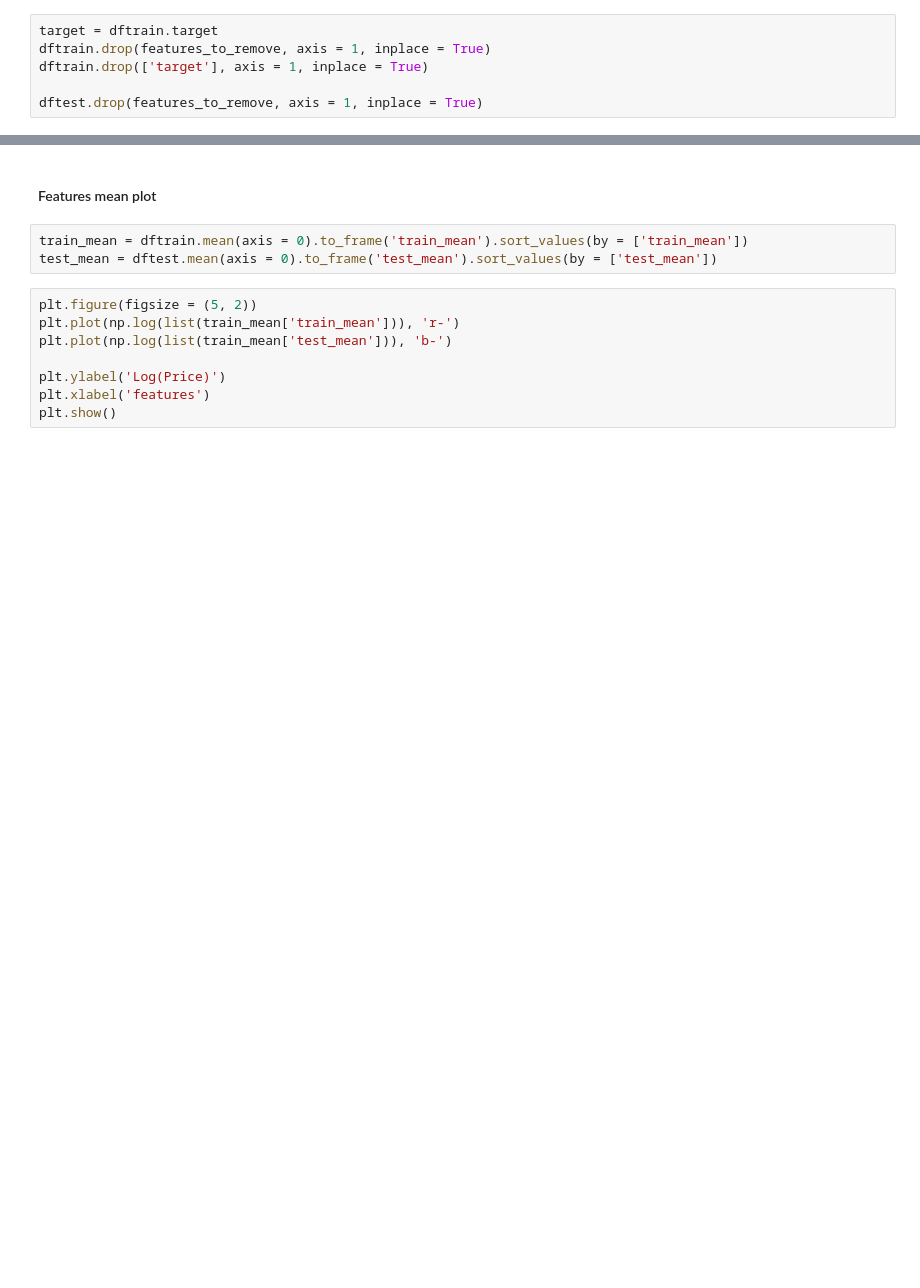
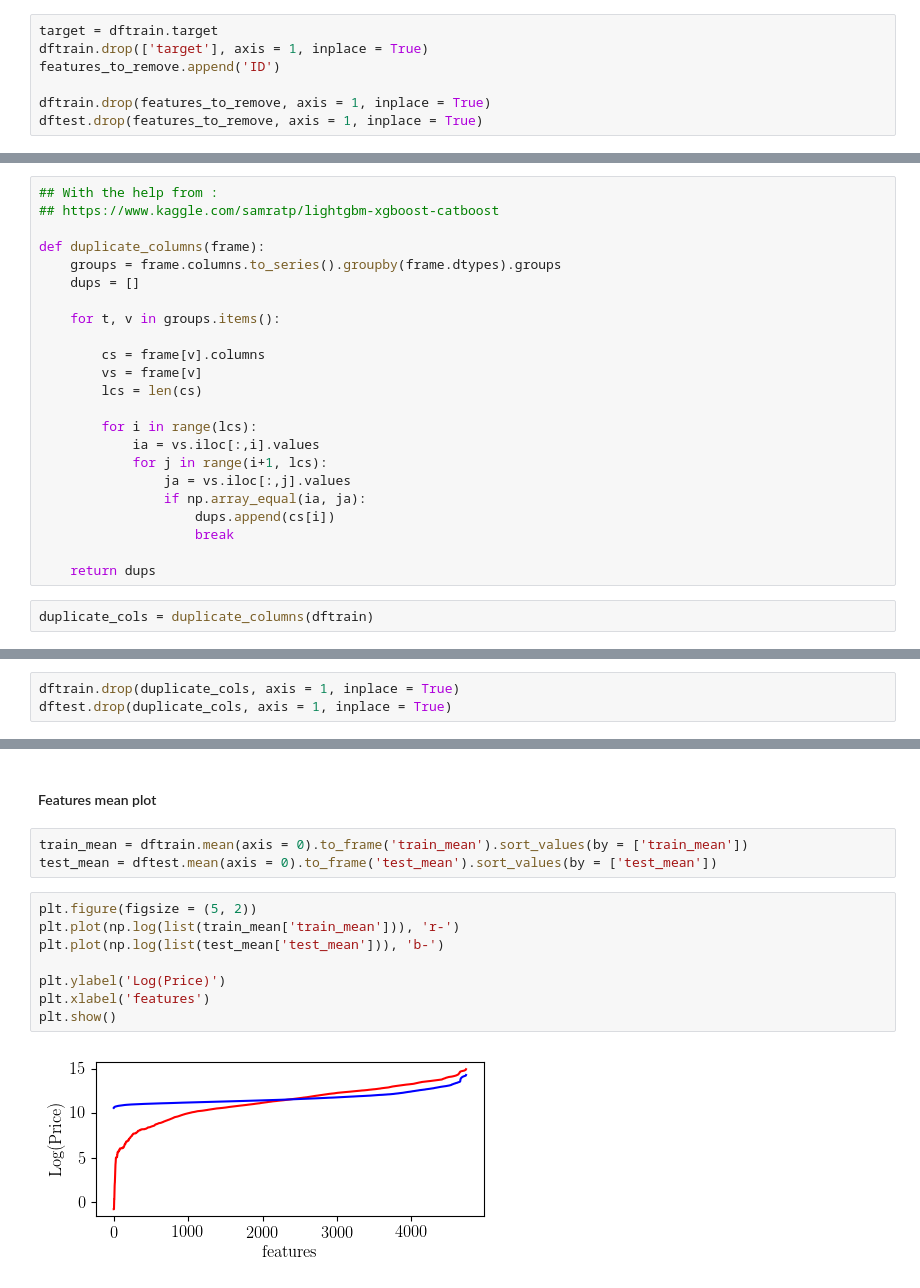
Before and after one commit to msahamed/santadar_price_prediction, a Jupyter notebook: src/price_prediction.ipynb, the cells around one changed output, grey strips where cells are left out. Drawn from its saved outputs; the diff is of its cells as text; blank space fills up the shorter version.

```diff
--- a/src/price_prediction.ipynb
+++ b/src/price_prediction.ipynb
@@ -131,6 +134,7 @@ features_to_remove = find_constant_features(df)
 # %%
 target = dftrain.target
+dftrain.drop(['target'], axis = 1, inplace = True)
+features_to_remove.append('ID')
+
 dftrain.drop(features_to_remove, axis = 1, inplace = True)
-dftrain.drop(['target'], axis = 1, inplace = True)
-
 dftest.drop(features_to_remove, axis = 1, inplace = True)
@@ -136,0 +149,25 @@ dftest.drop(features_to_remove, axis = 1, inplace = True)
+# %%
+## With the help from :
+## https://www.kaggle.com/samratp/lightgbm-xgboost-catboost
+
+def duplicate_columns(frame):
+    groups = frame.columns.to_series().groupby(frame.dtypes).groups
+    dups = []
+
+    for t, v in groups.items():
+
+        cs = frame[v].columns
+        vs = frame[v]
+        lcs = len(cs)
+
+        for i in range(lcs):
+            ia = vs.iloc[:,i].values
+            for j in range(i+1, lcs):
+                ja = vs.iloc[:,j].values
+                if np.array_equal(ia, ja):
+                    dups.append(cs[i])
+                    break
+
+    return dups
+# %%
+duplicate_cols = duplicate_columns(dftrain)
@@ -136,0 +178,3 @@ dftest.drop(features_to_remove, axis = 1, inplace = True)
+# %%
+dftrain.drop(duplicate_cols, axis = 1, inplace = True)
+dftest.drop(duplicate_cols, axis = 1, inplace = True)
@@ -142,8 +188,10 @@ test_mean = dftest.mean(axis = 0).to_frame('test_mean').sort_values(by = ['test_
 # %%
 plt.figure(figsize = (5, 2))
 plt.plot(np.log(list(train_mean['train_mean'])), 'r-')
-plt.plot(np.log(list(train_mean['test_mean'])), 'b-')
+plt.plot(np.log(list(test_mean['test_mean'])), 'b-')
 
 plt.ylabel('Log(Price)')
 plt.xlabel('features')
 plt.show()
+# %% [output]
+[figure, added]
```
Also changed, not shown: parts of 30 cells of this notebook.
